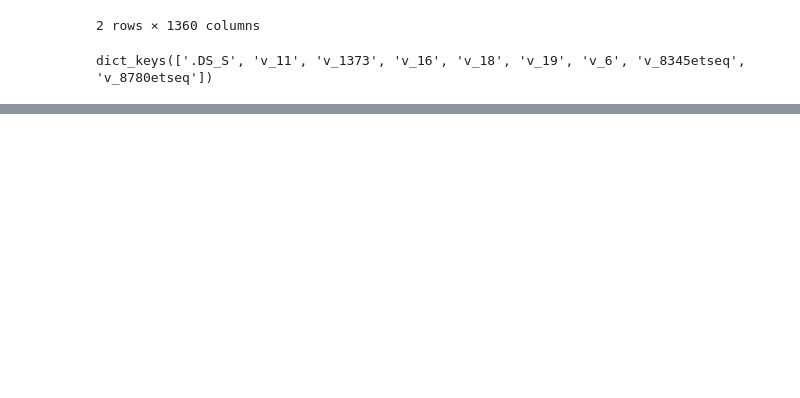
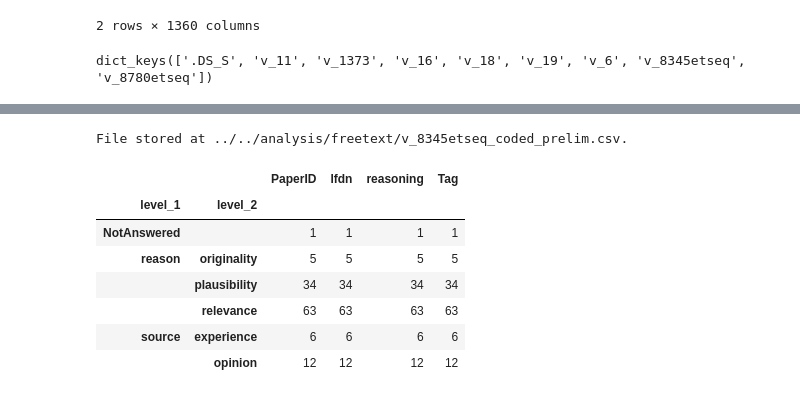
Before and after one commit to mendezfe/repract2018, a Jupyter notebook: notebooks/freetextcoding/assigning_codes_long_answers.ipynb, the cells around one changed output, grey strips where cells are left out. Saved outputs shown, nothing was run; the diff lists cells and outputs as text; code cells hidden in the pictures; blank space fills up the shorter version.

```diff
--- a/notebooks/freetextcoding/assigning_codes_long_answers.ipynb
+++ b/notebooks/freetextcoding/assigning_codes_long_answers.ipynb
@@ -139,0 +101,15 @@ Procedure:
+# %%
+write_coded(postags, 'v_8345etseq', prelim=True)
+# %% [output]
+File stored at ../../analysis/freetext/v_8345etseq_coded_prelim.csv.
+# %%
+postags.groupby(['level_1', 'level_2']).count()
+# %% [output]
+|  |  | PaperID | lfdn | reasoning | Tag |
+| level_1 | level_2 |  |  |  |  |
+| NotAnswered |  | 1 | 1 | 1 | 1 |
+| reason | originality | 5 | 5 | 5 | 5 |
+|  | plausibility | 34 | 34 | 34 | 34 |
+|  | relevance | 63 | 63 | 63 | 63 |
+| source | experience | 6 | 6 | 6 | 6 |
+|  | opinion | 12 | 12 | 12 | 12 |
```
Also changed, not shown: parts of 40 cells of this notebook, 1 other file.
